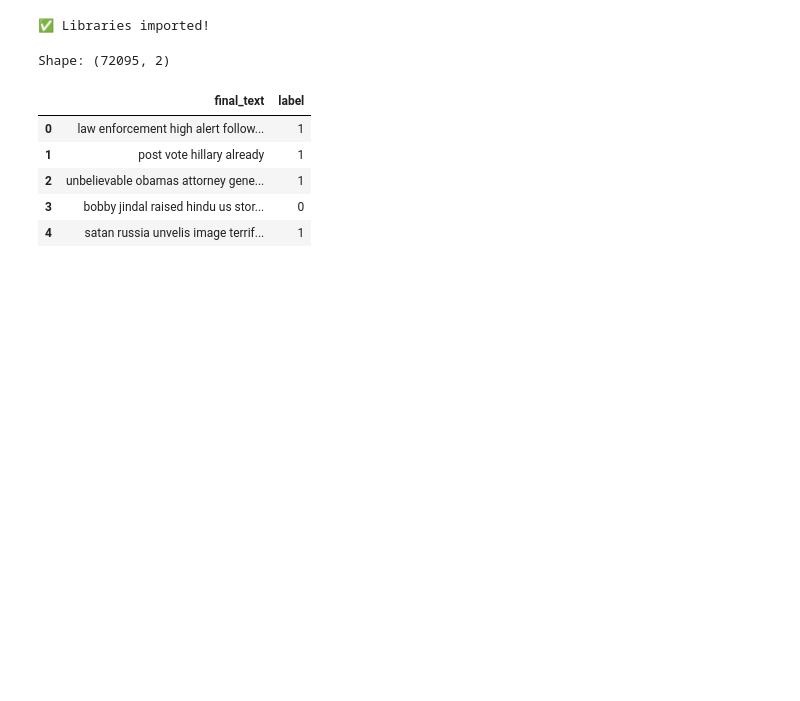
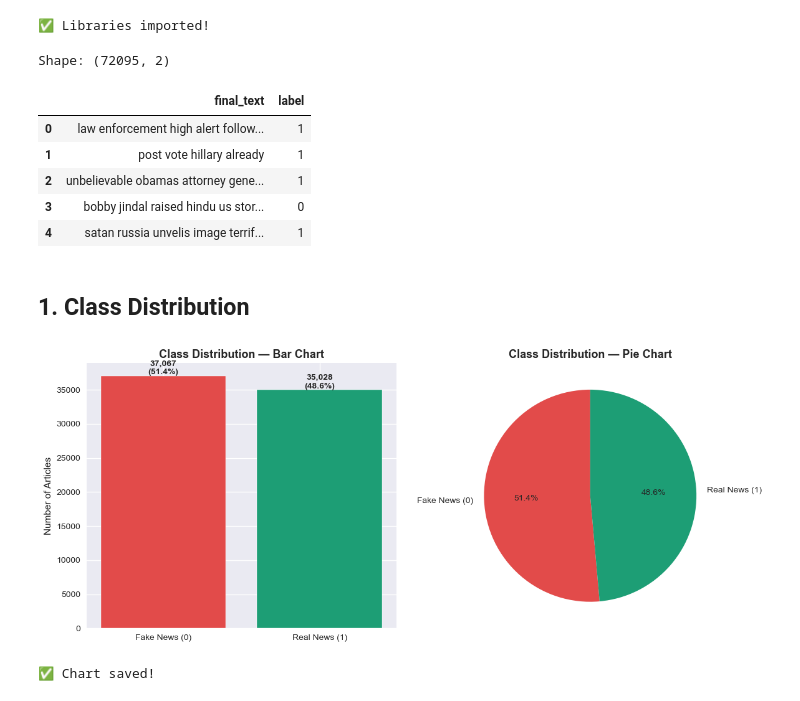
Before and after one commit to pulindu117/NLP_Group_04, a Jupyter notebook: notebooks/02_eda_matheesha_desaman.ipynb, the cells around one changed output. Drawn from its saved outputs; the diff is of its cells as text; code cells hidden in the pictures; blank space fills up the shorter version.

Commit message:
Add class distribution visualization

```diff
--- a/notebooks/02_eda_matheesha_desaman.ipynb
+++ b/notebooks/02_eda_matheesha_desaman.ipynb
@@ -28,3 +28,28 @@ Shape: (72095, 2)
 | 2 | unbelievable obamas attorney gene... | 1 |
 | 3 | bobby jindal raised hindu us stor... | 0 |
 | 4 | satan russia unvelis image terrif... | 1 |
+# %% [markdown]
+## 1. Class Distribution
+# %%
+fig, axes = plt.subplots(1, 2, figsize=(12, 5))
+
+colors = ['#E24B4A', '#1D9E75']
+counts = df['label'].value_counts()
+labels = ['Fake News (0)', 'Real News (1)']
+
+axes[0].bar(labels, counts.values, color=colors, edgecolor='white')
+axes[0].set_title('Class Distribution — Bar Chart', fontsize=13, fontweight='bold')
+axes[0].set_ylabel('Number of Articles')
+for i, v in enumerate(counts.values):
+    axes[0].text(i, v + 200, f'{v:,}\n({v/len(df)*100:.1f}%)', ha='center', fontweight='bold')
+
+axes[1].pie(counts.values, labels=labels, colors=colors, autopct='%1.1f%%', startangle=90)
+axes[1].set_title('Class Distribution — Pie Chart', fontsize=13, fontweight='bold')
+
+plt.tight_layout()
+plt.savefig('../screenshots/01_class_distribution.png', dpi=150, bbox_inches='tight')
+plt.show()
+print("✅ Chart saved!")
+# %% [output]
+[figure, added]
+✅ Chart saved!
```
